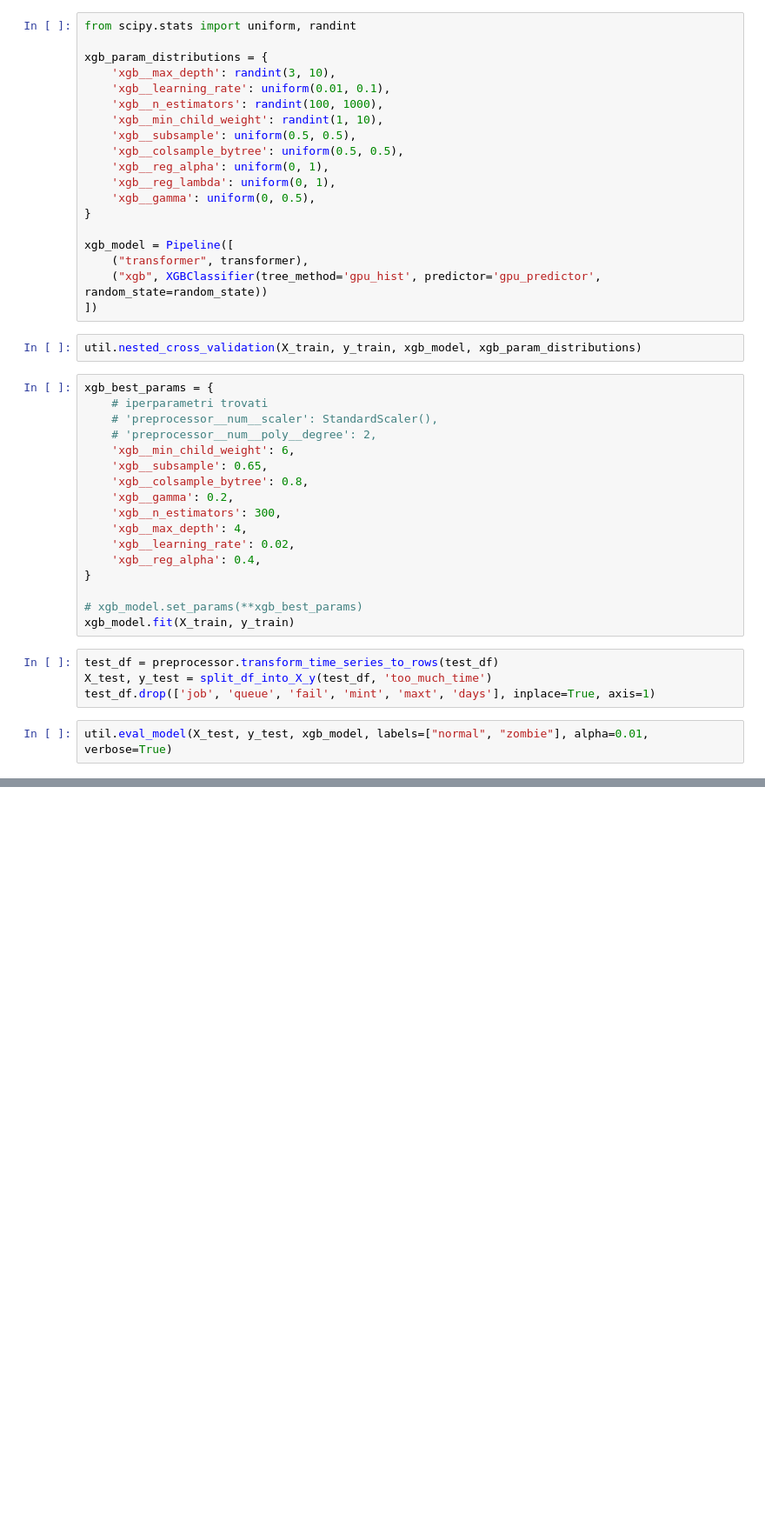
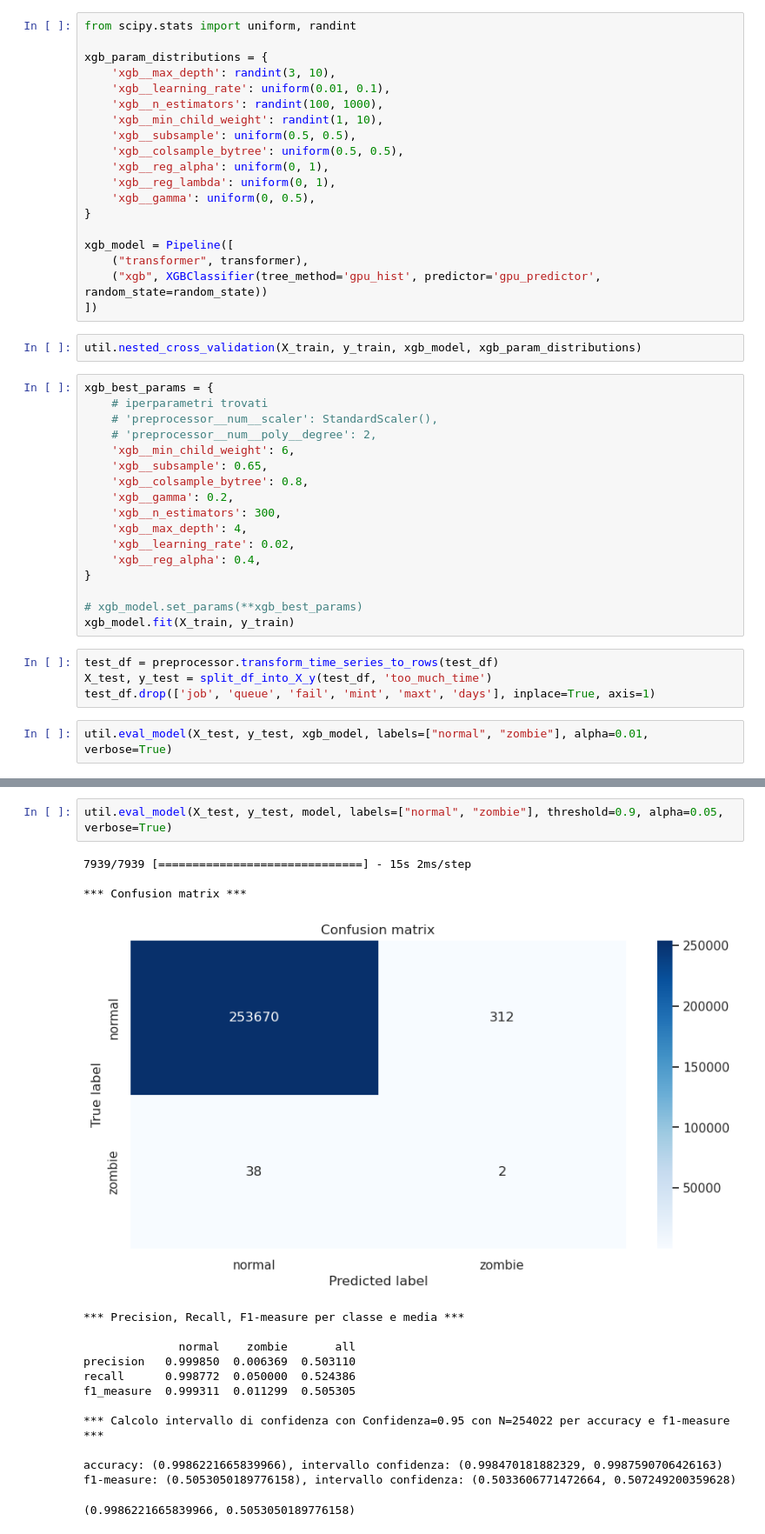
Before and after one commit to alessioarcara/JobFailurePrediction-CNAF, a Jupyter notebook: tirocinio/notebooks/tesi.ipynb, the cells around one changed output, grey strips where cells are left out. Shown at 87% size. Drawn from its saved outputs; the diff is of its cells as text; blank space fills up the shorter version.

```diff
--- a/tirocinio/notebooks/tesi.ipynb
+++ b/tirocinio/notebooks/tesi.ipynb
@@ -765,0 +982,19 @@ util.eval_model(X_test, y_tes[::96], model, labels=["normal", "zombie"], alpha=0
+# %%
+util.eval_model(X_test, y_test, model, labels=["normal", "zombie"], threshold=0.9, alpha=0.05, verbose=True)
+# %% [output]
+7939/7939 [==============================] - 15s 2ms/step
+
+*** Confusion matrix ***
+[figure, added]
+*** Precision, Recall, F1-measure per classe e media ***
+
+              normal    zombie       all
+precision   0.999850  0.006369  0.503110
+recall      0.998772  0.050000  0.524386
+f1_measure  0.999311  0.011299  0.505305
+
+*** Calcolo intervallo di confidenza con Confidenza=0.95 con N=254022 per accuracy e f1-measure ***
+
+accuracy: (0.9986221665839966), intervallo confidenza: (0.998470181882329, 0.9987590706426163)
+f1-measure: (0.5053050189776158), intervallo confidenza: (0.5033606771472664, 0.507249200359628)
+(0.9986221665839966, 0.5053050189776158)
```
Also changed, not shown: parts of 62 cells of this notebook, 6 other files.
